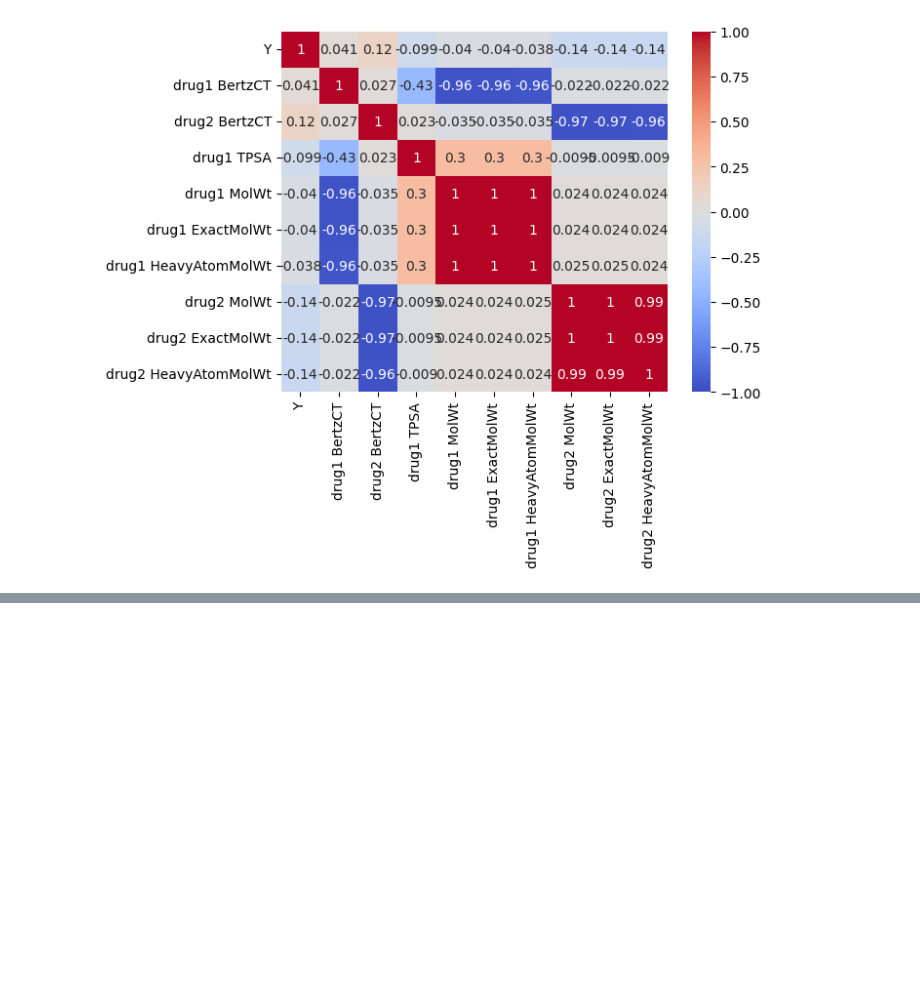
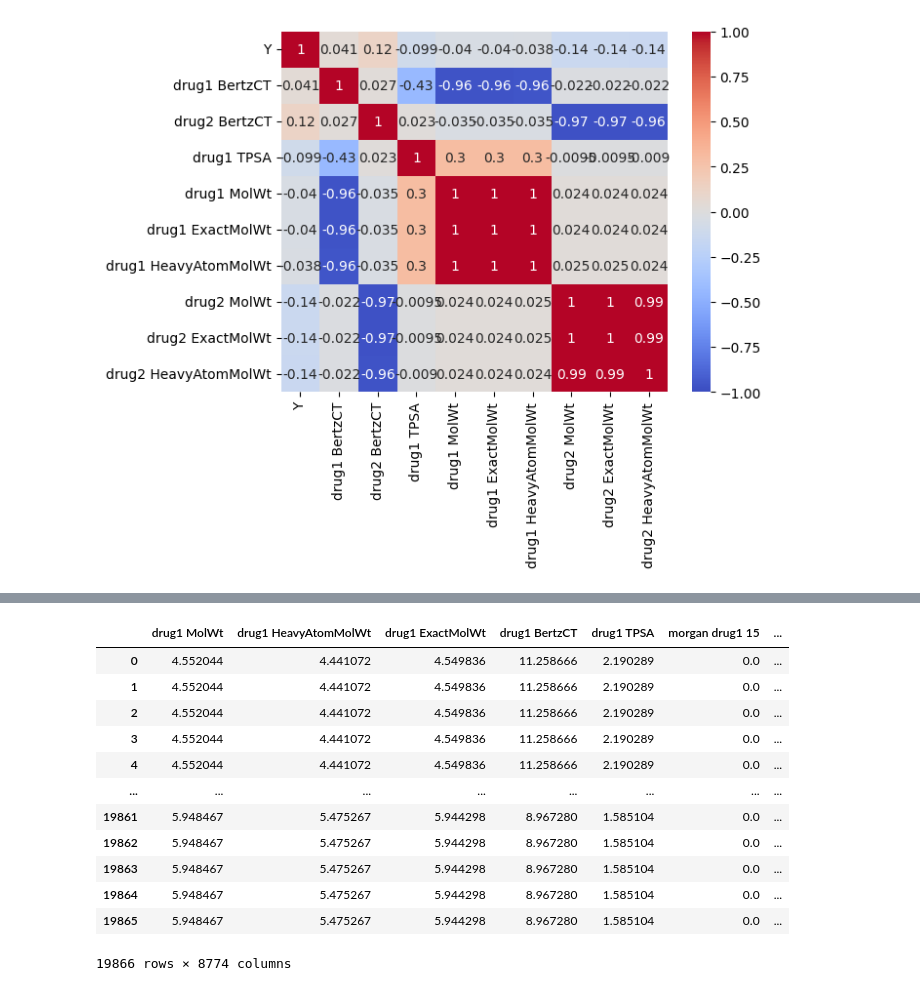
Before and after one commit to GuilhermeLoboSousa/Work-SIB, a Jupyter notebook: Parte2.ipynb, the cells around one changed output, grey strips where cells are left out. Saved outputs shown, nothing was run; the diff lists cells and outputs as text; code cells hidden in the pictures; blank space fills up the shorter version.

```diff
--- a/Parte2.ipynb
+++ b/Parte2.ipynb
@@ -79,0 +108,16 @@ plt.show()
+# %%
+dados_sem_Y=data.drop("Y",axis=1)
+# %% [output]
+|  | drug1 MolWt | drug1 HeavyAtomMolWt | drug1 ExactMolWt | drug1 BertzCT | drug1 TPSA | morgan drug1 15 | ... |
+| 0 | 4.552044 | 4.441072 | 4.549836 | 11.258666 | 2.190289 | 0.0 | ... |
+| 1 | 4.552044 | 4.441072 | 4.549836 | 11.258666 | 2.190289 | 0.0 | ... |
+| 2 | 4.552044 | 4.441072 | 4.549836 | 11.258666 | 2.190289 | 0.0 | ... |
+| 3 | 4.552044 | 4.441072 | 4.549836 | 11.258666 | 2.190289 | 0.0 | ... |
+| 4 | 4.552044 | 4.441072 | 4.549836 | 11.258666 | 2.190289 | 0.0 | ... |
+| ... | ... | ... | ... | ... | ... | ... | ... |
+| 19861 | 5.948467 | 5.475267 | 5.944298 | 8.967280 | 1.585104 | 0.0 | ... |
+| 19862 | 5.948467 | 5.475267 | 5.944298 | 8.967280 | 1.585104 | 0.0 | ... |
+| 19863 | 5.948467 | 5.475267 | 5.944298 | 8.967280 | 1.585104 | 0.0 | ... |
+| 19864 | 5.948467 | 5.475267 | 5.944298 | 8.967280 | 1.585104 | 0.0 | ... |
+| 19865 | 5.948467 | 5.475267 | 5.944298 | 8.967280 | 1.585104 | 0.0 | ... |
+19866 rows × 8774 columns
```
Also changed, not shown: parts of 17 cells of this notebook.
